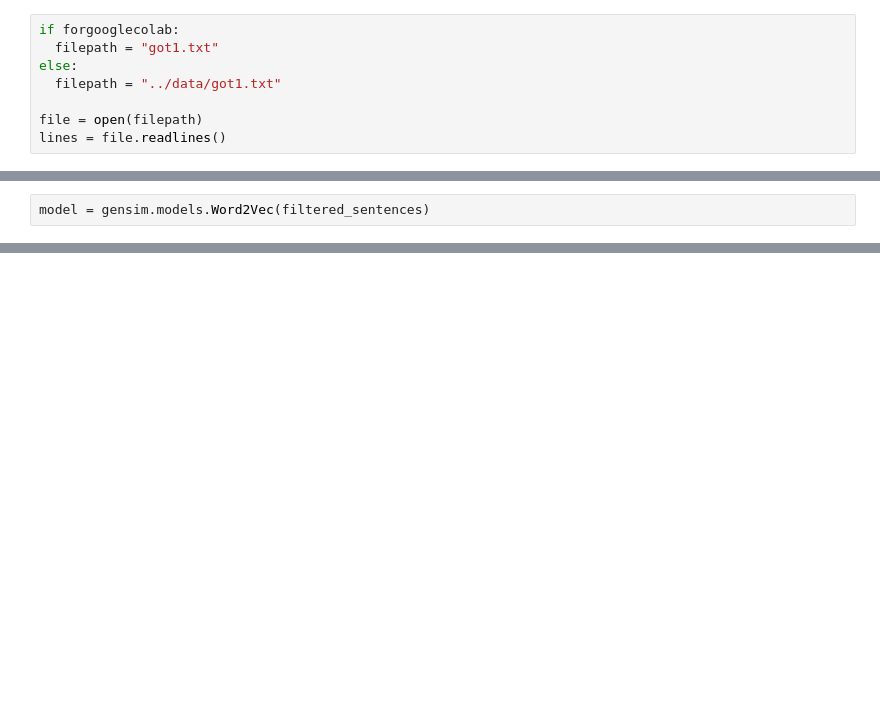
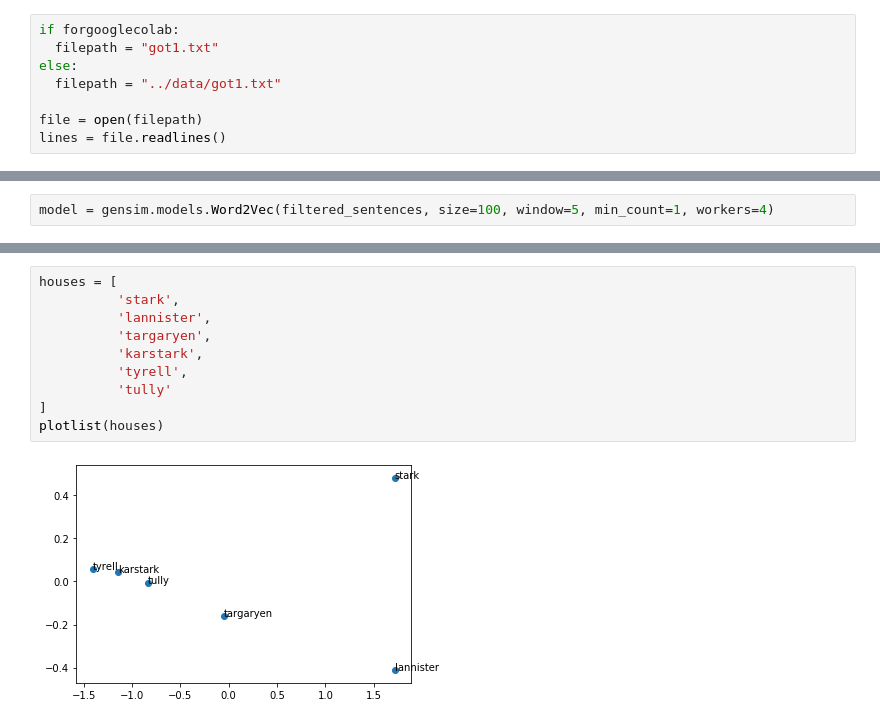
Before and after one commit to NeliocmSampaio/AGameOfThrones_NLP, a Jupyter notebook: src/Got1.ipynb, the cells around one changed output, grey strips where cells are left out. Saved outputs shown, nothing was run; the diff lists cells and outputs as text; blank space fills up the shorter version.

```diff
--- a/src/Got1.ipynb
+++ b/src/Got1.ipynb
@@ -50,4 +57,4 @@ for sentence in sentences:
 
 #print(filtered_sentences[:100])
 # %%
-model = gensim.models.Word2Vec(filtered_sentences)
+model = gensim.models.Word2Vec(filtered_sentences, size=100, window=5, min_count=1, workers=4)
@@ -57,0 +113,12 @@ model.vocabulary
+# %%
+houses = [
+          'stark',
+          'lannister',
+          'targaryen',
+          'karstark',
+          'tyrell',
+          'tully'
+]
+plotlist(houses)
+# %% [output]
+[figure, added]
```
Also changed, not shown: parts of 10 cells of this notebook.
